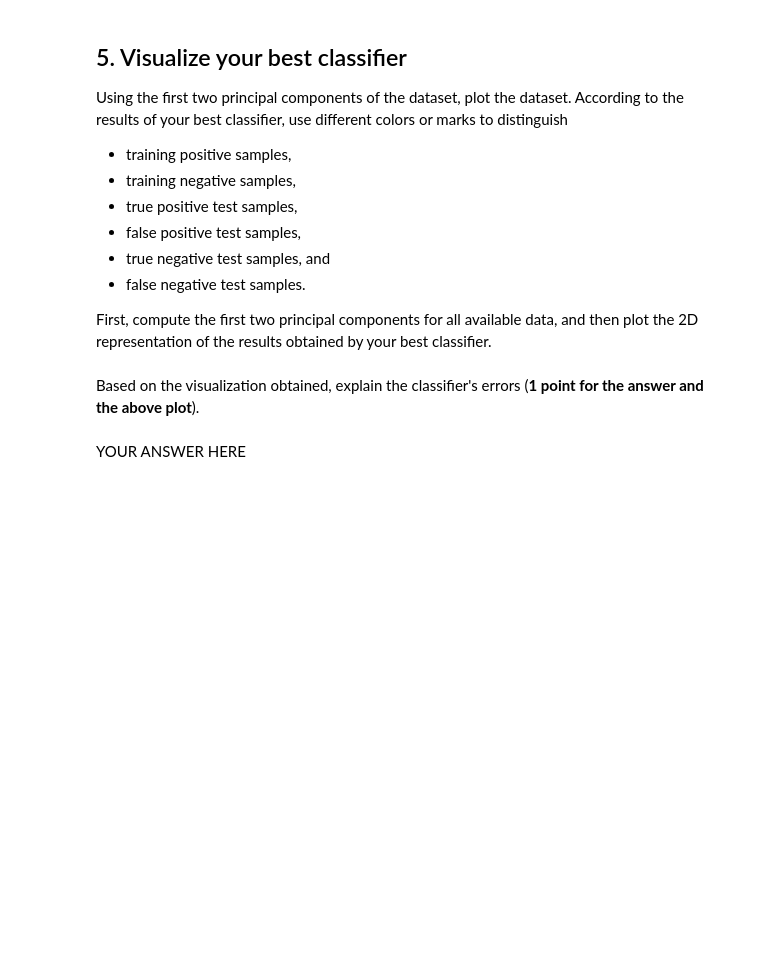
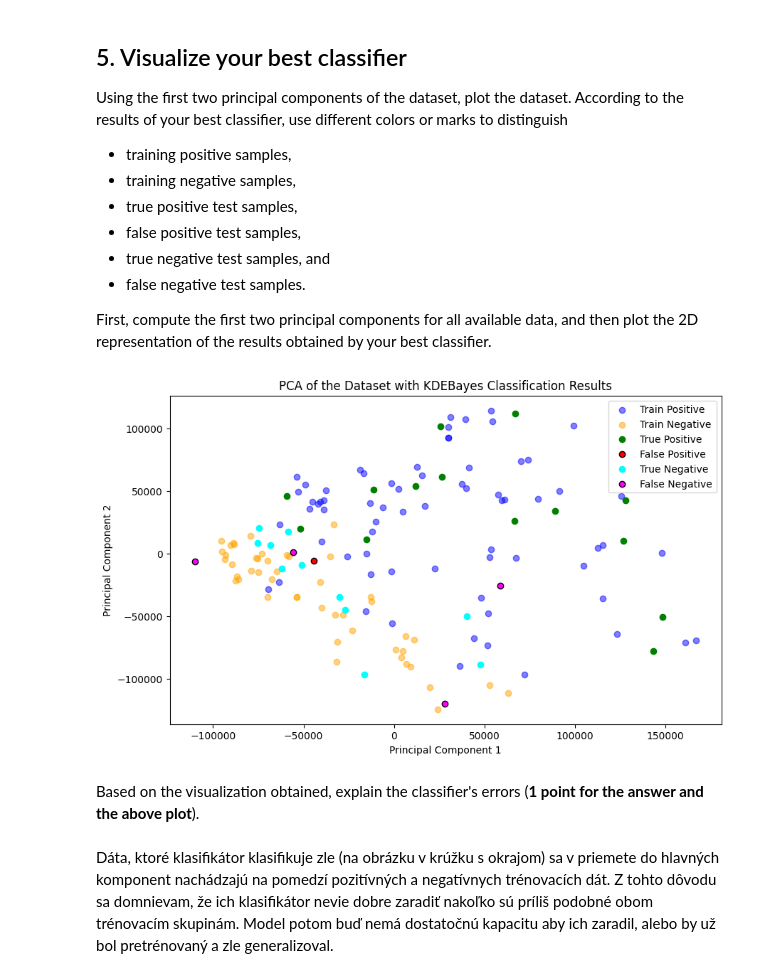
Before and after one commit to patinoboh/bioinformatika, a Jupyter notebook: task1/HWDensityBayes2026.ipynb, the cells around one changed output. Saved outputs shown, nothing was run; the diff lists cells and outputs as text; code cells hidden in the pictures; blank space fills up the shorter version.

```diff
--- a/task1/HWDensityBayes2026.ipynb
+++ b/task1/HWDensityBayes2026.ipynb
@@ -553,9 +574,28 @@ According to the results of your best classifier, use different colors or marks
 
 First, compute the first two principal components for all available data, and then plot the 2D representation of the results obtained by your best classifier.
 # %%
+from sklearn.decomposition import PCA
+pca = PCA(n_components=2)
+X_pca = pca.fit_transform(X)
 # YOUR CODE HERE
-raise NotImplementedError()
+X_train_pca = pca.transform(X_train)
+X_test_pca = pca.transform(X_test)
+y_pred = classifier.predict(X_test)
+plt.figure(figsize=(10, 6))
+plt.scatter(X_train_pca[y_train == 1][:, 0], X_train_pca[y_train == 1][:, 1], color='blue', label='Train Positive', alpha=0.5)
+plt.scatter(X_train_pca[y_train == 0][:, 0], X_train_pca[y_train == 0][:, 1], color='orange', label='Train Negative', alpha=0.5)
+plt.scatter(X_test_pca[(y_test == 1) & (y_pred == 1)][:, 0], X_test_pca[(y_test == 1) & (y_pred == 1)][:, 1], color='green', label='True Positive')
+plt.scatter(X_test_pca[(y_test == 0) & (y_pred == 1)][:, 0], X_test_pca[(y_test == 0) & (y_pred == 1)][:, 1], color='red', label='False Positive', edgecolor='k')
+plt.scatter(X_test_pca[(y_test == 0) & (y_pred == 0)][:, 0], X_test_pca[(y_test == 0) & (y_pred == 0)][:, 1], color='cyan', label='True Negative')
+plt.scatter(X_test_pca[(y_test == 1) & (y_pred == 0)][:, 0], X_test_pca[(y_test == 1) & (y_pred == 0)][:, 1], color='magenta', label='False Negative', edgecolor='k')
+plt.xlabel('Principal Component 1')
+plt.ylabel('Principal Component 2')
+plt.title('PCA of the Dataset with KDEBayes Classification Results')
+plt.legend()
+plt.show()
+# %% [output]
+[figure, added]
 # %% [markdown]
 Based on the visualization obtained, explain the classifier's errors (**1 point for the answer and the above plot**).
 # %% [markdown]
-YOUR ANSWER HERE
+Dáta, ktoré klasifikátor klasifikuje zle (na obrázku v krúžku s okrajom) sa v priemete do hlavných komponent nachádzajú na pomedzí pozitívných a negatívnych trénovacích dát. Z tohto dôvodu sa domnievam, že ich klasifikátor nevie dobre zaradiť nakoľko sú príliš podobné obom trénovacím skupinám. Model potom buď nemá dostatočnú kapacitu aby ich zaradil, alebo by už bol pretrénovaný a zle generalizoval.
```
Also changed, not shown: parts of 3 cells of this notebook.
